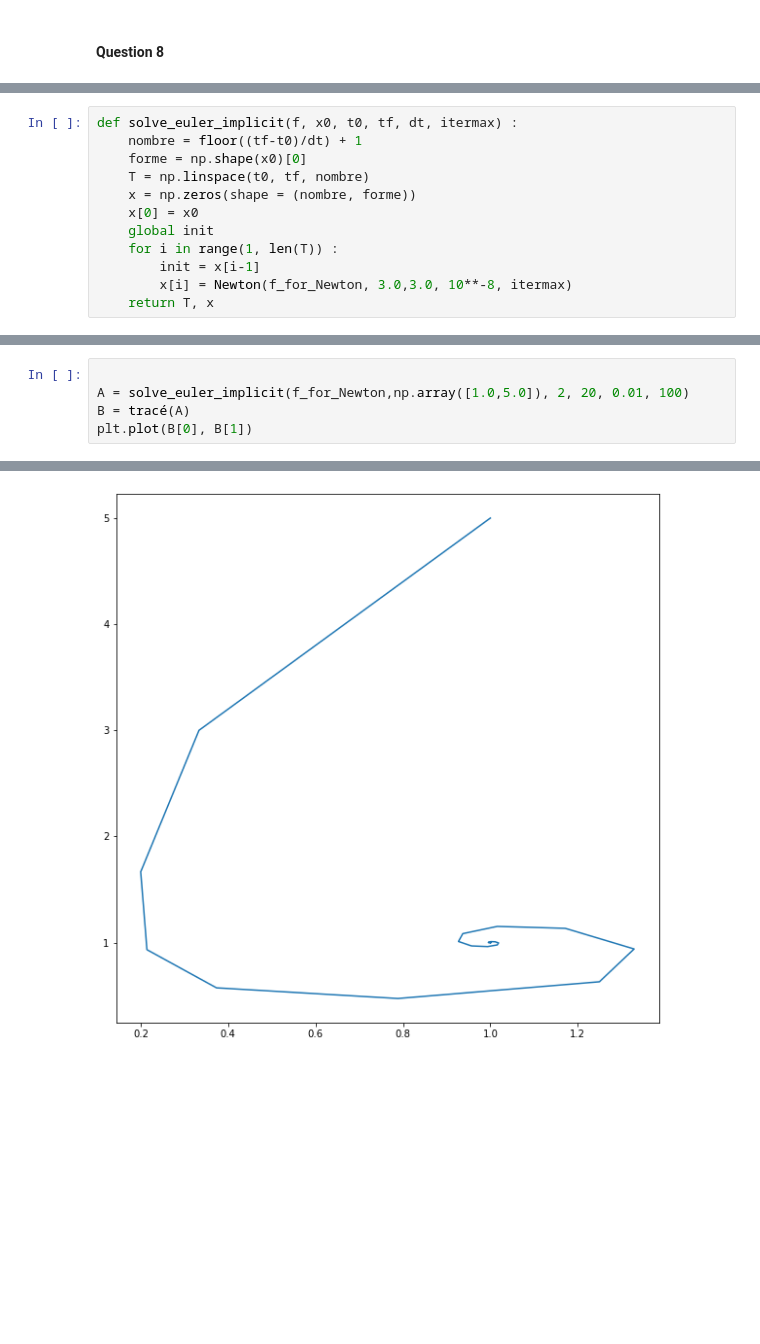
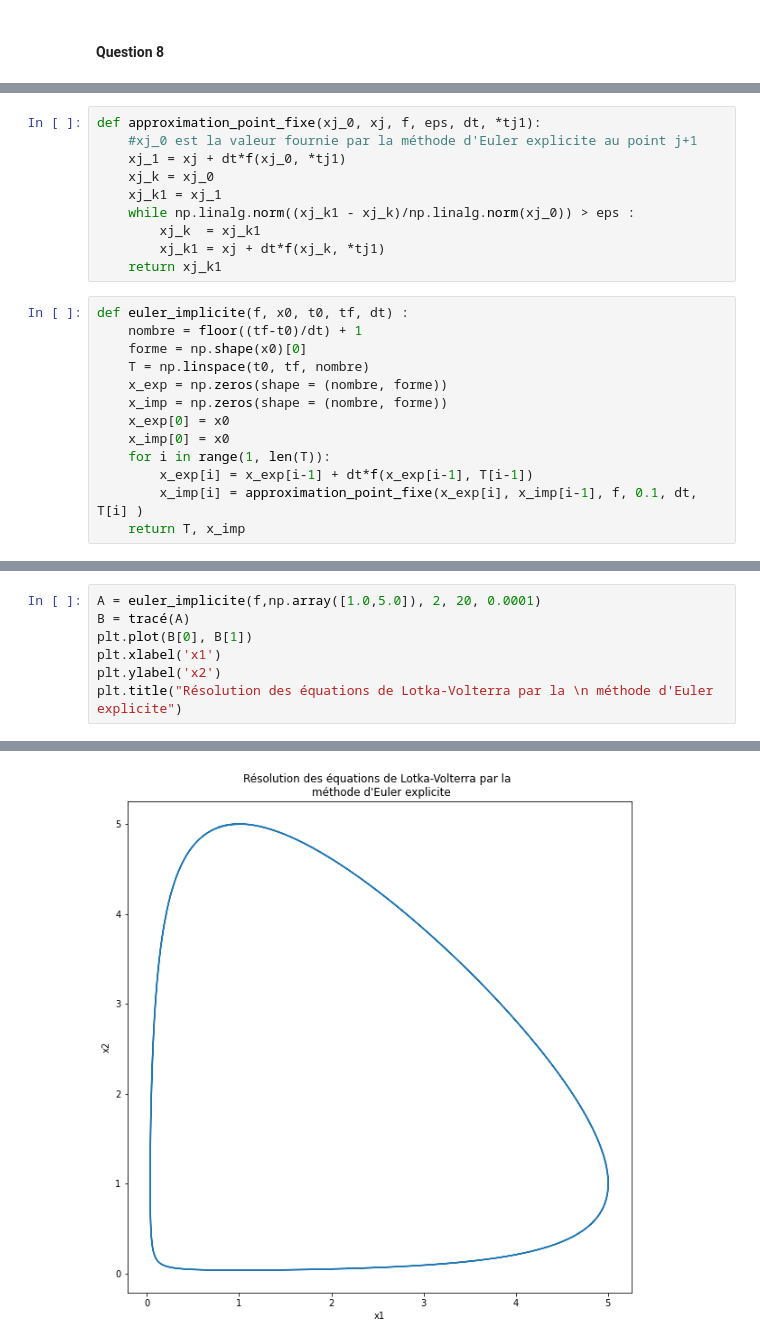
Before and after one commit to pierrechapel/projet_equa_diff, a Jupyter notebook: notebook.ipynb, the cells around one changed output, grey strips where cells are left out. Cells and saved outputs as stored; diff of their text form; blank space fills up the shorter version.

```diff
--- a/notebook.ipynb
+++ b/notebook.ipynb
@@ -211,12 +186,23 @@ init = 0
+# %%
+def approximation_point_fixe(xj_0, xj, f, eps, dt, *tj1):
+    #xj_0 est la valeur fournie par la méthode d'Euler explicite au point j+1
+    xj_1 = xj + dt*f(xj_0, *tj1)
+    xj_k = xj_0
+    xj_k1 = xj_1
+    while np.linalg.norm((xj_k1 - xj_k)/np.linalg.norm(xj_0)) > eps :
+        xj_k  = xj_k1
+        xj_k1 = xj + dt*f(xj_k, *tj1)
+    return xj_k1
 # %%
-def solve_euler_implicit(f, x0, t0, tf, dt, itermax) :
+def euler_implicite(f, x0, t0, tf, dt) :
     nombre = floor((tf-t0)/dt) + 1
     forme = np.shape(x0)[0]
     T = np.linspace(t0, tf, nombre)
-    x = np.zeros(shape = (nombre, forme))
-    x[0] = x0
-    global init
-    for i in range(1, len(T)) :
-        init = x[i-1]
-        x[i] = Newton(f_for_Newton, 3.0,3.0, 10**-8, itermax)
-    return T, x
+    x_exp = np.zeros(shape = (nombre, forme))
+    x_imp = np.zeros(shape = (nombre, forme))
+    x_exp[0] = x0
+    x_imp[0] = x0
+    for i in range(1, len(T)):
+        x_exp[i] = x_exp[i-1] + dt*f(x_exp[i-1], T[i-1])
+        x_imp[i] = approximation_point_fixe(x_exp[i], x_imp[i-1], f, 0.1, dt, T[i] )
+    return T, x_imp
@@ -227,6 +220,8 @@ array([1., 1.])
 # %%
-
-A = solve_euler_implicit(f_for_Newton,np.array([1.0,5.0]), 2, 20, 0.01, 100)
+A = euler_implicite(f,np.array([1.0,5.0]), 2, 20, 0.0001)
 B = tracé(A)
 plt.plot(B[0], B[1])
+plt.xlabel('x1')
+plt.ylabel('x2')
+plt.title("Résolution des équations de Lotka-Volterra par la \n méthode d'Euler explicite")
 # %% [output]
@@ -234 +229 @@ plt.plot(B[0], B[1])
-[figure, old version]
+[figure, new version]
```
Also changed, not shown: parts of 15 cells of this notebook.
